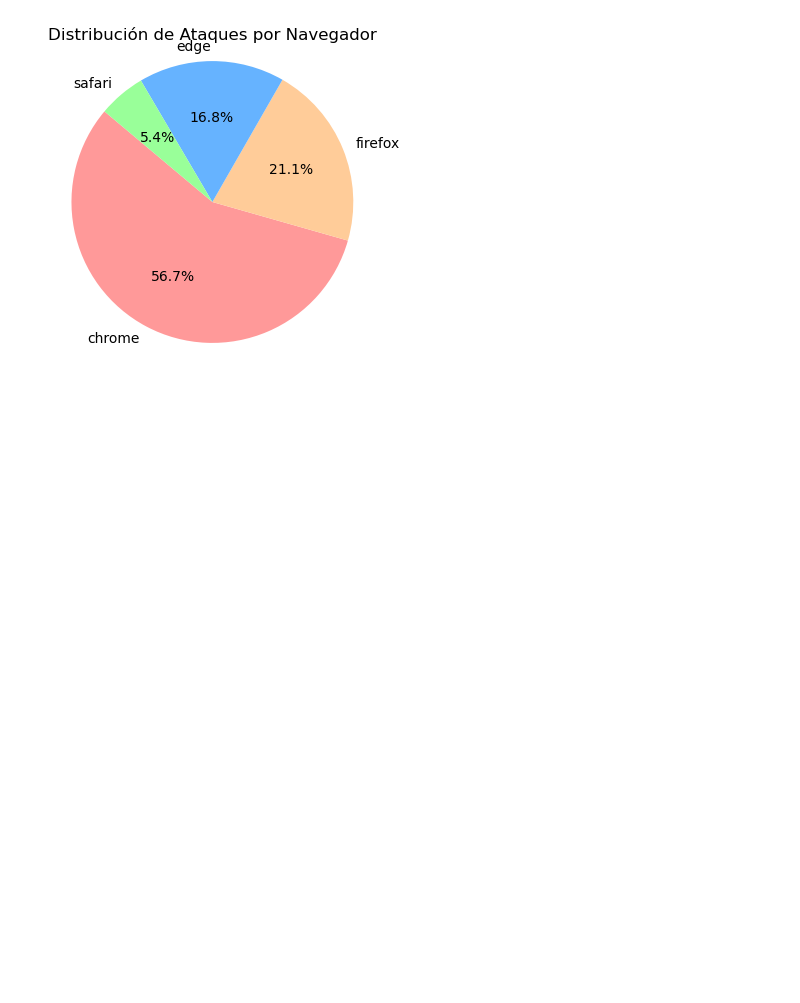
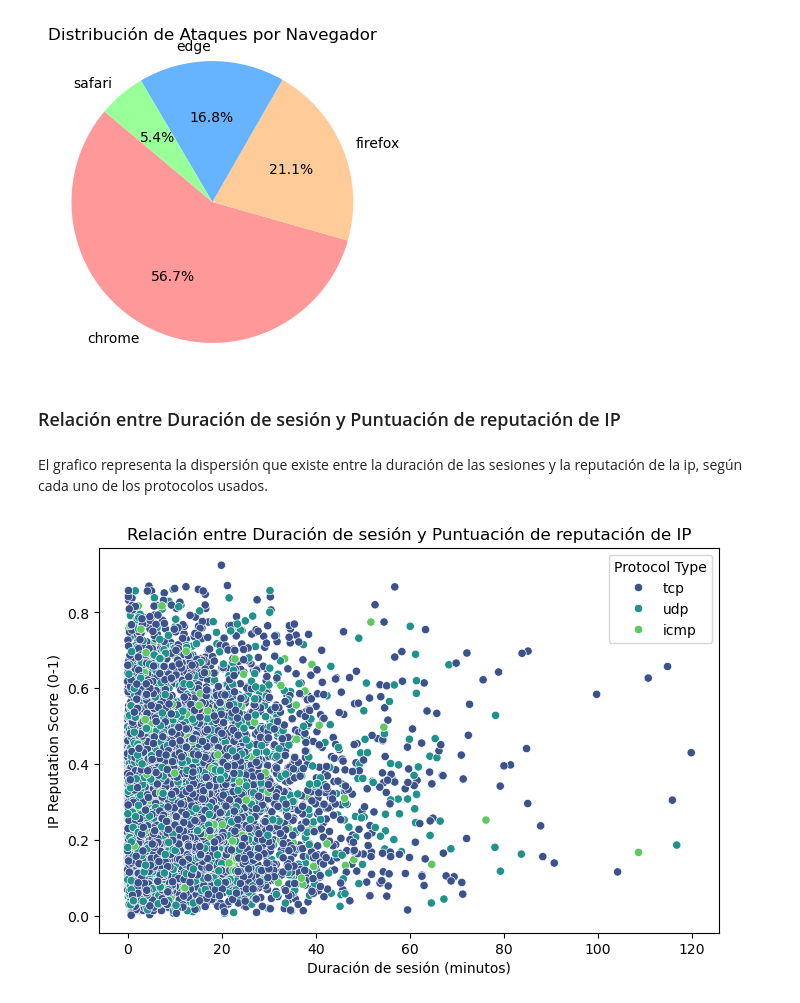
Before and after one commit to cchicaizap/practica_tres_gr_4, a Jupyter notebook: Ejercicio_clasefinal_gr_4.ipynb, the cells around one changed output. Saved outputs shown, nothing was run; the diff lists cells and outputs as text; code cells hidden in the pictures; blank space fills up the shorter version.

```diff
--- a/Ejercicio_clasefinal_gr_4.ipynb
+++ b/Ejercicio_clasefinal_gr_4.ipynb
@@ -305,2 +305,19 @@ plt.show()
 # %% [output]
 [figure]
+# %% [markdown]
+### Relación entre Duración de sesión y Puntuación de reputación de IP
+# %%
+df_normal_pic = df_normalized.copy()
+df_normal_pic['session_duration'] = df_normal_pic['session_duration'] / 60
+# %% [markdown]
+El grafico representa la dispersión que existe entre la duración de las sesiones y la reputación de la ip, según cada uno de los protocolos usados.
+# %%
+plt.figure(figsize=(8, 5))
+sns.scatterplot(data=df_normal_pic, x="session_duration", y="ip_reputation_score", hue="protocol_type", palette="viridis")
+plt.title("Relación entre Duración de sesión y Puntuación de reputación de IP")
+plt.xlabel("Duración de sesión (minutos)")
+plt.ylabel("IP Reputation Score (0-1)")
+plt.legend(title="Protocol Type")
+plt.savefig('img/duration_score_ip_protocol.png')
+# %% [output]
+[figure, added]
```
Also changed, not shown: parts of 10 cells of this notebook, 3 other files.
